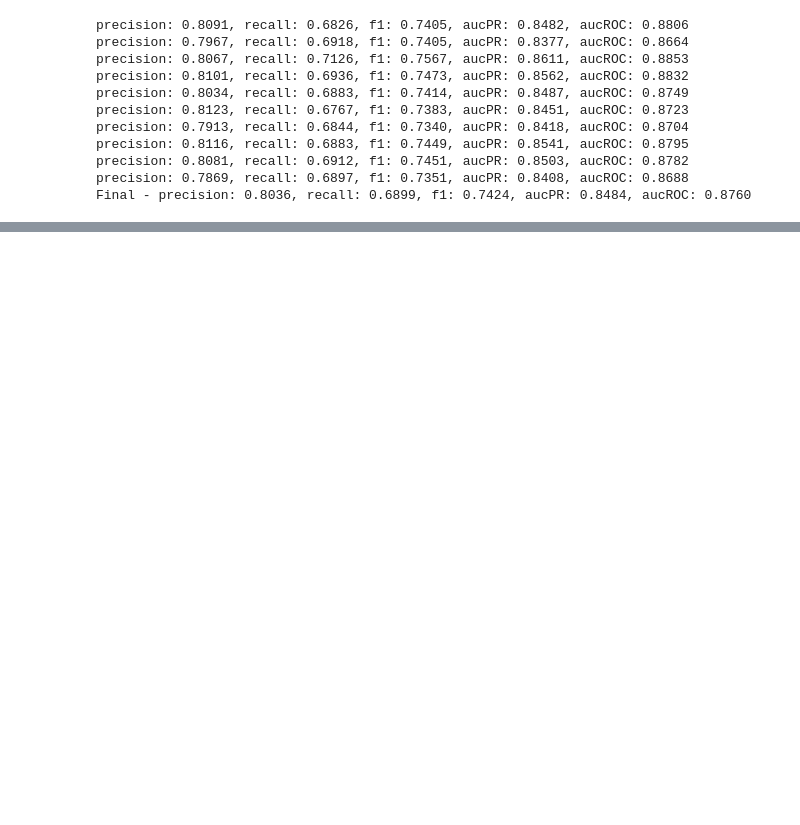
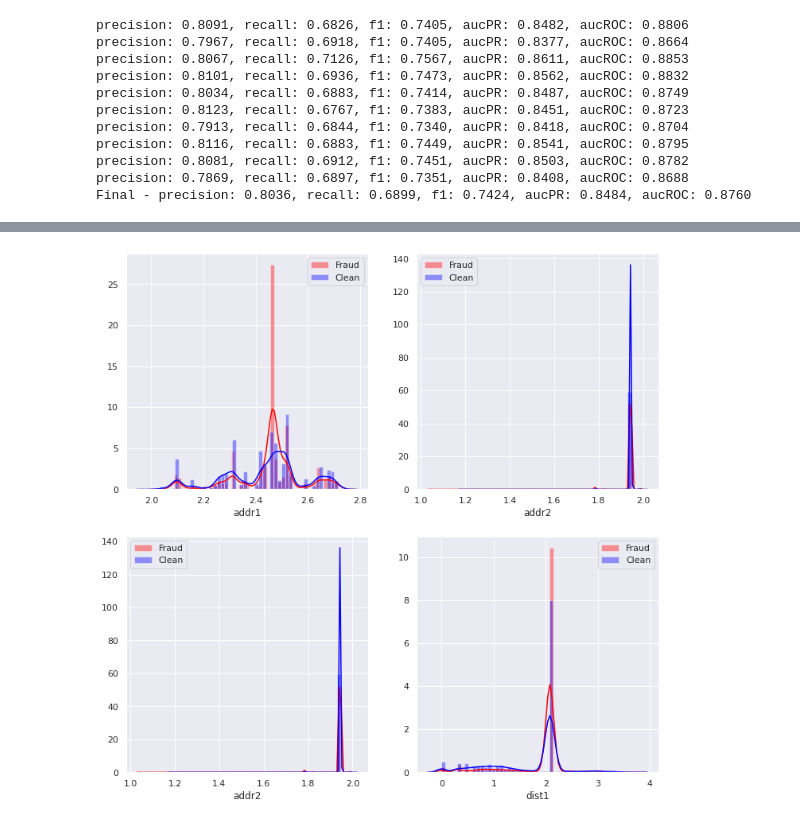
Before and after one commit to VladimirIsakov91/IEEE-CISFraudDetection, a Jupyter notebook: IEEE-CISFraudDetection.ipynb, the cells around one changed output, grey strips where cells are left out. Cells and saved outputs as stored; diff of their text form; code cells hidden in the pictures; blank space fills up the shorter version.

```diff
--- a/IEEE-CISFraudDetection.ipynb
+++ b/IEEE-CISFraudDetection.ipynb
@@ -512,0 +529,21 @@ Final - precision: 0.8036, recall: 0.6899, f1: 0.7424, aucPR: 0.8484, aucROC: 0.
+# %%
+mean_imp = SimpleImputer(strategy='mean')
+# %%
+G_family = mean_imp.fit_transform(G_family)
+# %%
+G_pos = G_family.loc[y_pos.index, :]
+G_neg = G_family.loc[y_neg.index, :]
+# %%
+G_p = compute(G_pos)[0]
+G_n =compute(G_neg)[0]
+# %%
+f, ax = plt.subplots(nrows=2, ncols=2, figsize=(12,12))
+
+features = ['addr1', 'addr2', 'dist1', 'dist2']
+for row in range(0, 2):
+    for col in range(0, 2):
+        sns.distplot(numpy.log10(G_p[features[row+col]].add(1)), color='red', ax=ax[row,col], label='Fraud')
+        sns.distplot(numpy.log10(G_n[features[row+col]].add(1)), color='blue', ax=ax[row,col], label='Clean')
+        ax[row,col].legend()
+# %% [output]
+[figure, added]
```
Also changed, not shown: parts of 4 cells of this notebook.
